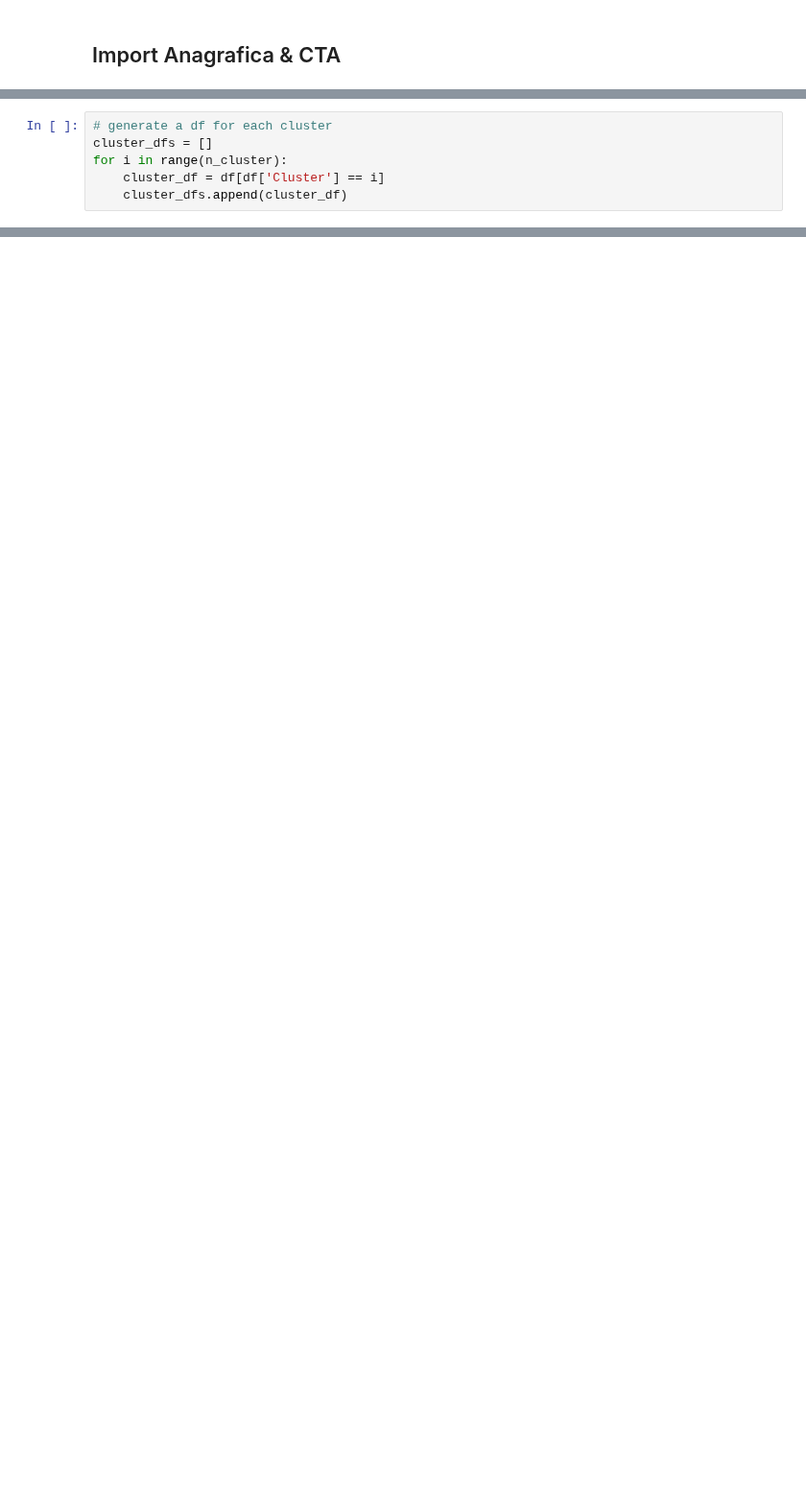
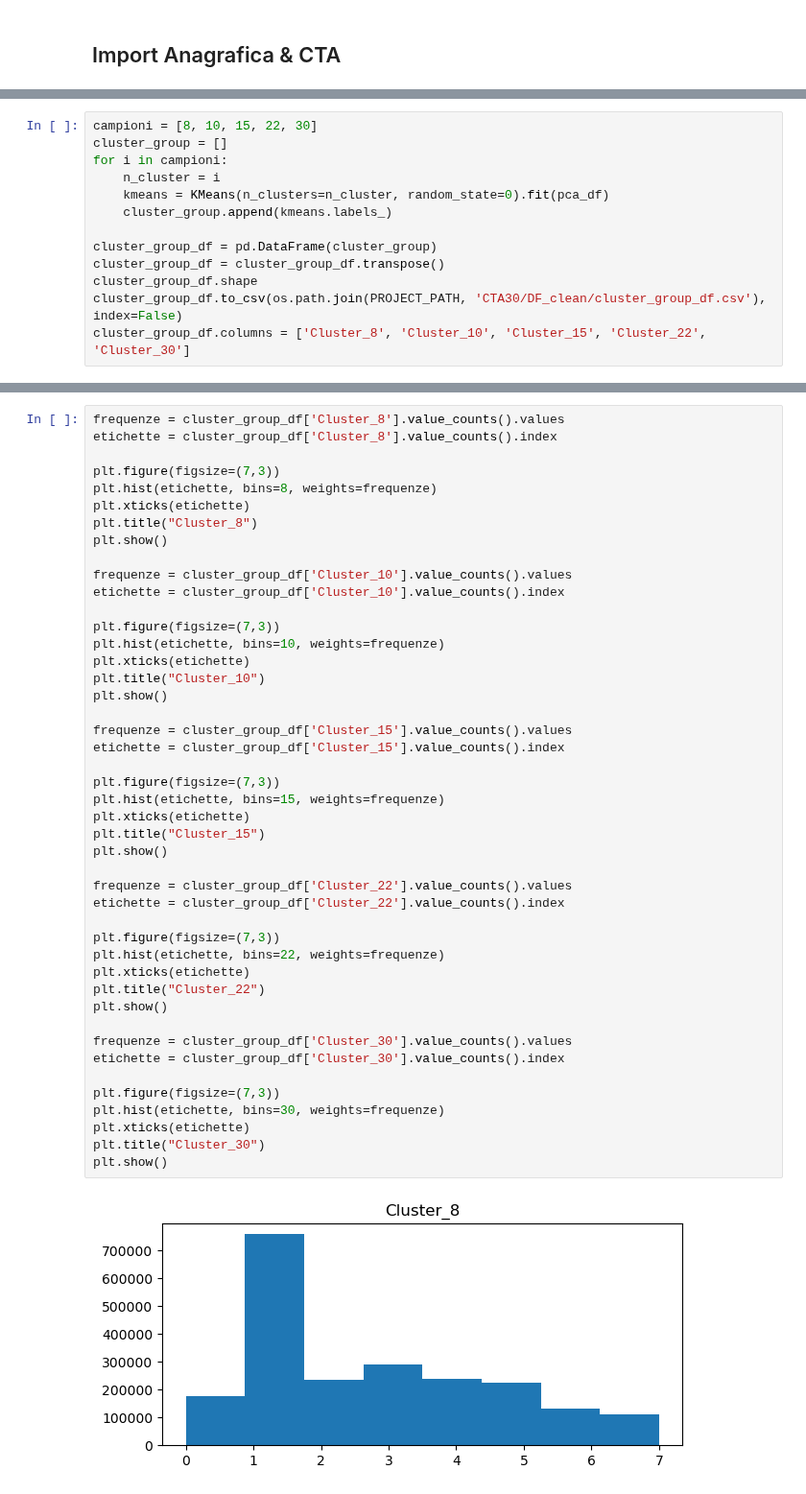
Before and after one commit to edoardorossi1995/Tesi, a Jupyter notebook: MDP_Modeling.ipynb, the cells around one changed output, grey strips where cells are left out. Shown at 96% size. Drawn from its saved outputs; the diff is of its cells as text; blank space fills up the shorter version.

Commit message:
update_mdp_5clusteringmodels

```diff
--- a/MDP_Modeling.ipynb
+++ b/MDP_Modeling.ipynb
@@ -399,6 +75,0 @@ AttributeError: 'function' object has no attribute 'plt'
-# %%
-# generate a df for each cluster
-cluster_dfs = []
-for i in range(n_cluster):
-    cluster_df = df[df['Cluster'] == i]
-    cluster_dfs.append(cluster_df)
@@ -404,0 +262,13 @@ for i in range(n_cluster):
+# %%
+campioni = [8, 10, 15, 22, 30]
+cluster_group = []
+for i in campioni:
+    n_cluster = i
+    kmeans = KMeans(n_clusters=n_cluster, random_state=0).fit(pca_df)
+    cluster_group.append(kmeans.labels_)
+
+cluster_group_df = pd.DataFrame(cluster_group)
+cluster_group_df = cluster_group_df.transpose()
+cluster_group_df.shape
+cluster_group_df.to_csv(os.path.join(PROJECT_PATH, 'CTA30/DF_clean/cluster_group_df.csv'), index=False)
+cluster_group_df.columns = ['Cluster_8', 'Cluster_10', 'Cluster_15', 'Cluster_22', 'Cluster_30']
@@ -404,0 +281,47 @@ for i in range(n_cluster):
+# %%
+frequenze = cluster_group_df['Cluster_8'].value_counts().values
+etichette = cluster_group_df['Cluster_8'].value_counts().index
+
+plt.figure(figsize=(7,3))
+plt.hist(etichette, bins=8, weights=frequenze)
+plt.xticks(etichette)
+plt.title("Cluster_8")
+plt.show()
+
+frequenze = cluster_group_df['Cluster_10'].value_counts().values
+etichette = cluster_group_df['Cluster_10'].value_counts().index
+
+plt.figure(figsize=(7,3))
+plt.hist(etichette, bins=10, weights=frequenze)
+plt.xticks(etichette)
+plt.title("Cluster_10")
+plt.show()
+
+frequenze = cluster_group_df['Cluster_15'].value_counts().values
+etichette = cluster_group_df['Cluster_15'].value_counts().index
+
+plt.figure(figsize=(7,3))
+plt.hist(etichette, bins=15, weights=frequenze)
+plt.xticks(etichette)
+plt.title("Cluster_15")
+plt.show()
+
+frequenze = cluster_group_df['Cluster_22'].value_counts().values
+etichette = cluster_group_df['Cluster_22'].value_counts().index
+
+plt.figure(figsize=(7,3))
+plt.hist(etichette, bins=22, weights=frequenze)
+plt.xticks(etichette)
+plt.title("Cluster_22")
+plt.show()
+
+frequenze = cluster_group_df['Cluster_30'].value_counts().values
+etichette = cluster_group_df['Cluster_30'].value_counts().index
+
+plt.figure(figsize=(7,3))
+plt.hist(etichette, bins=30, weights=frequenze)
+plt.xticks(etichette)
+plt.title("Cluster_30")
+plt.show()
+# %% [output]
+[figure, added]
```
Also changed, not shown: parts of 53 cells of this notebook.
